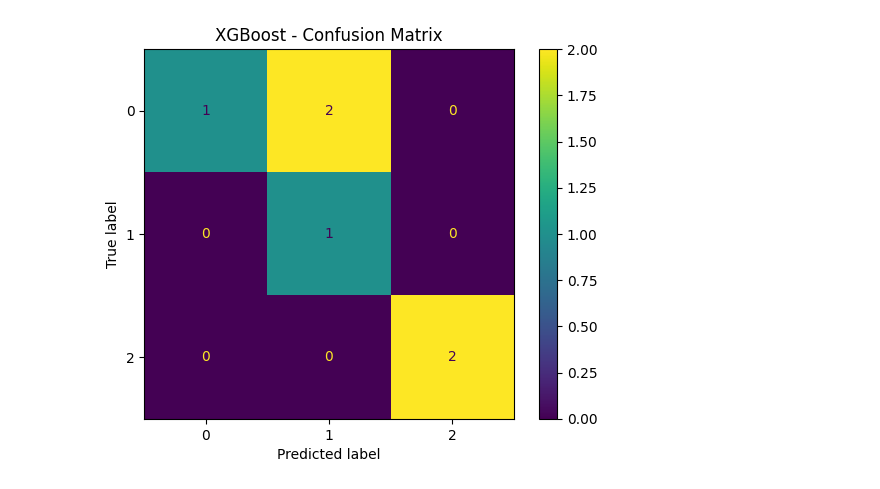
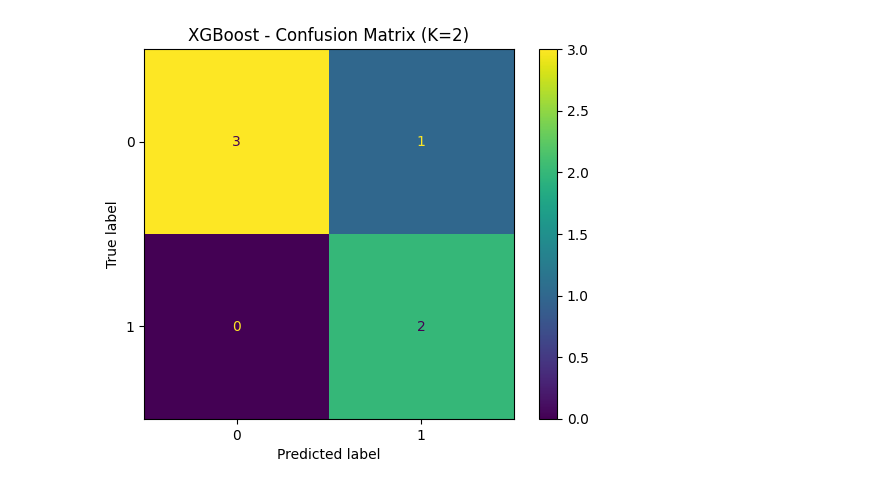
Before and after one commit to Tawhid7407/Towhidul-Islam_2212172042_CSE445, a Jupyter notebook: Mini Project 2/test2.ipynb, the cells around one changed output. Saved outputs shown, nothing was run; the diff lists cells and outputs as text; code cells hidden in the pictures.

Commit message:
test3

```diff
--- a/Mini Project 2/test2.ipynb
+++ b/Mini Project 2/test2.ipynb
@@ -1,4 +1,5 @@
 # %%
+"""
 # Step 0: Import libraries
 import pandas as pd
 from sklearn.model_selection import train_test_split
@@ -63,5 +64,92 @@ for name, (y_true, y_pred) in models.items():
     disp.plot(cmap='viridis')
     plt.title(f"{name} - Confusion Matrix")
     plt.show()
+"""
+
+# Step 0: Import libraries
+import pandas as pd
+from sklearn.model_selection import train_test_split
+from sklearn.preprocessing import StandardScaler
+from sklearn.neural_network import MLPClassifier
+from sklearn.ensemble import RandomForestClassifier
+from xgboost import XGBClassifier
+from sklearn.metrics import confusion_matrix, ConfusionMatrixDisplay, classification_report
+from sklearn.cluster import KMeans
+import matplotlib.pyplot as plt
+
+# Step 1: Load data (without manual labels)
+data = {
+    'trial': range(1,21),
+    'accuracy_percent': [98,95,92,85,88,76,81,90,94,100,67,73,89,96,82,78,91,86,99,84],
+    'reaction_time_s':[0.92,1.05,1.2,1.75,1.4,2.1,1.95,1.3,1.1,0.85,2.45,2,1.6,0.98,1.85,2.05,1.25,1.55,0.88,1.7]
+}
+df = pd.DataFrame(data)
+
+# Step 2: Standardize features
+X = df[['accuracy_percent','reaction_time_s']]
+scaler = StandardScaler()
+X_scaled = scaler.fit_transform(X)
+
+# Step 3: KMeans clustering (K=2)
+kmeans = KMeans(n_clusters=2, random_state=42, n_init=10)
+df['cluster_label'] = kmeans.fit_predict(X_scaled)
+
+# Ensure cluster 0 = High performance, 1 = Low performance (based on centers)
+centers = kmeans.cluster_centers_
+if centers[0][0] > centers[1][0]:  # higher accuracy = high performance
+    mapping = {0:0, 1:1}
+else:
+    mapping = {0:1, 1:0}
+df['cluster_label'] = df['cluster_label'].map(mapping)
+
+# Step 4: Train/Test split
+X_train, X_test, y_train, y_test = train_test_split(X_scaled, df['cluster_label'],
+                                                    test_size=0.3, random_state=42)
+
+# Step 5a: Neural Network
+nn_model = MLPClassifier(hidden_layer_sizes=(5,), max_iter=5000, learning_rate_init=0.001, random_state=42)
+nn_model.fit(X_train, y_train)
+y_pred_nn = nn_model.predict(X_test)
+
+# Step 5b: Random Forest
+rf_model = RandomForestClassifier(n_estimators=100, random_state=42)
+rf_model.fit(X_train, y_train)
+y_pred_rf = rf_model.predict(X_test)
+
+# Step 5c: XGBoost
+xgb_model = XGBClassifier(eval_metric='mlogloss', random_state=42)
+xgb_model.fit(X_train, y_train)
+y_pred_xgb = xgb_model.predict(X_test)
+
+# Step 6: Display Confusion Matrices + Reports
+models = {
+    "Neural Network": (y_test, y_pred_nn),
+    "Random Forest": (y_test, y_pred_rf),
+    "XGBoost": (y_test, y_pred_xgb)
+}
+
+for name, (y_true, y_pred) in models.items():
+    print(f"\n=== {name} ===")
+    # Text output
+    print("Predictions:", y_pred.tolist())
+    print("Confusion Matrix:\n", confusion_matrix(y_true, y_pred))
+    print("Classification Report:\n", classification_report(y_true, y_pred))
+
+    # Plot confusion matrix
+    disp = ConfusionMatrixDisplay(confusion_matrix(y_true, y_pred))
+    disp.plot(cmap='viridis')
+    plt.title(f"{name} - Confusion Matrix (K=2)")
+    plt.show()
+
+# Step 7: Show final dataset with labels
+print("\nFinal Dataset with Cluster Labels (K=2):\n", df)
+
+# Step 8: Calculate Statistical Features per Cluster
+stats = df.groupby('cluster_label').agg({
+    'accuracy_percent': ['mean','median','std','min','max'],
+    'reaction_time_s': ['mean','median','std','min','max']
+}).reset_index()
+
+print("\n=== Statistical Features per Cluster ===\n", stats)
 # %% [output]
 === Neural Network ===
@@ -117 +202 @@ weighted avg       0.89      0.67      0.67         6
-[figure, old version]
+[figure, new version]
```
Also changed, not shown: parts of 1 cell of this notebook, 8 other files.
